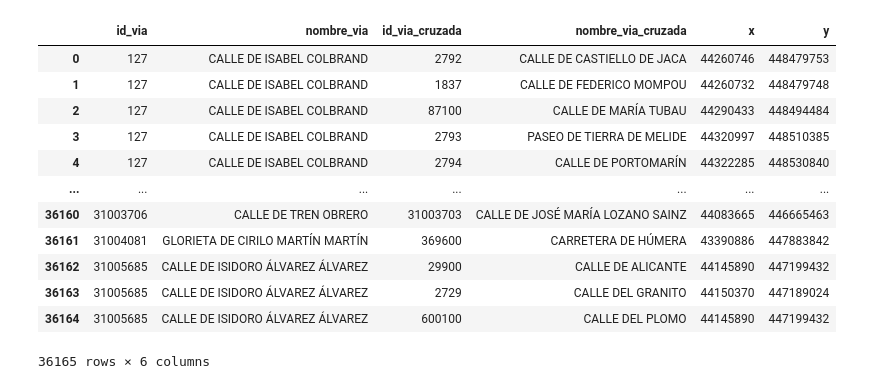
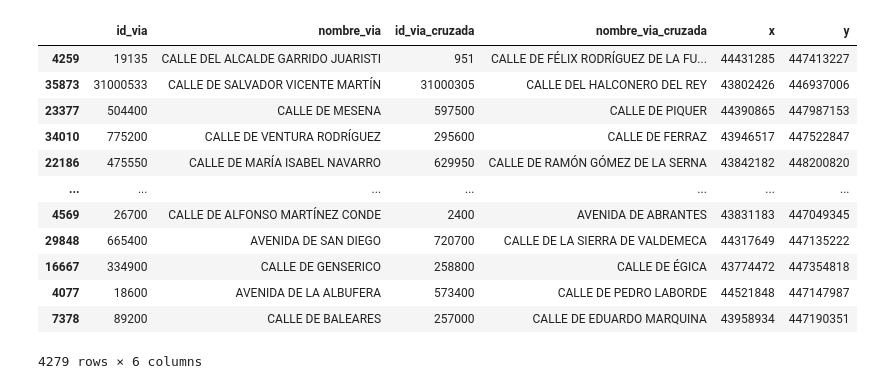
Before and after one commit to winoo19/GPS, a Jupyter notebook: create_graph.ipynb, the cells around one changed output. Saved outputs shown, nothing was run; the diff lists cells and outputs as text; code cells hidden in the pictures.

```diff
--- a/create_graph.ipynb
+++ b/create_graph.ipynb
@@ -9,16 +9,16 @@ g = Grafo()
-# %%
-cruces
-# %% [output]
-|  | id_via | nombre_via | id_via_cruzada | nombre_via_cruzada | x | y |
-| 0 | 127 | CALLE DE ISABEL COLBRAND | 2792 | CALLE DE CASTIELLO DE JACA | 44260746 | 448479753 |
-| 1 | 127 | CALLE DE ISABEL COLBRAND | 1837 | CALLE DE FEDERICO MOMPOU | 44260732 | 448479748 |
-| 2 | 127 | CALLE DE ISABEL COLBRAND | 87100 | CALLE DE MARÍA TUBAU | 44290433 | 448494484 |
-| 3 | 127 | CALLE DE ISABEL COLBRAND | 2793 | PASEO DE TIERRA DE MELIDE | 44320997 | 448510385 |
-| 4 | 127 | CALLE DE ISABEL COLBRAND | 2794 | CALLE DE PORTOMARÍN | 44322285 | 448530840 |
-| ... | ... | ... | ... | ... | ... | ... |
-| 36160 | 31003706 | CALLE DE TREN OBRERO | 31003703 | CALLE DE JOSÉ MARÍA LOZANO SAINZ | 44083665 | 446665463 |
-| 36161 | 31004081 | GLORIETA DE CIRILO MARTÍN MARTÍN | 369600 | CARRETERA DE HÚMERA | 43390886 | 447883842 |
-| 36162 | 31005685 | CALLE DE ISIDORO ÁLVAREZ ÁLVAREZ | 29900 | CALLE DE ALICANTE | 44145890 | 447199432 |
-| 36163 | 31005685 | CALLE DE ISIDORO ÁLVAREZ ÁLVAREZ | 2729 | CALLE DEL GRANITO | 44150370 | 447189024 |
-| 36164 | 31005685 | CALLE DE ISIDORO ÁLVAREZ ÁLVAREZ | 600100 | CALLE DEL PLOMO | 44145890 | 447199432 |
-36165 rows × 6 columns
+# %%
+cruces.drop_duplicates(["x", "y"])
+# %% [output]
+|  | id_via | nombre_via | id_via_cruzada | nombre_via_cruzada | x | y |
+| 4259 | 19135 | CALLE DEL ALCALDE GARRIDO JUARISTI | 951 | CALLE DE FÉLIX RODRÍGUEZ DE LA FU... | 44431285 | 447413227 |
+| 35873 | 31000533 | CALLE DE SALVADOR VICENTE MARTÍN | 31000305 | CALLE DEL HALCONERO DEL REY | 43802426 | 446937006 |
+| 23377 | 504400 | CALLE DE MESENA | 597500 | CALLE DE PIQUER | 44390865 | 447987153 |
+| 34010 | 775200 | CALLE DE VENTURA RODRÍGUEZ | 295600 | CALLE DE FERRAZ | 43946517 | 447522847 |
+| 22186 | 475550 | CALLE DE MARÍA ISABEL NAVARRO | 629950 | CALLE DE RAMÓN GÓMEZ DE LA SERNA | 43842182 | 448200820 |
+| ... | ... | ... | ... | ... | ... | ... |
+| 4569 | 26700 | CALLE DE ALFONSO MARTÍNEZ CONDE | 2400 | AVENIDA DE ABRANTES | 43831183 | 447049345 |
+| 29848 | 665400 | AVENIDA DE SAN DIEGO | 720700 | CALLE DE LA SIERRA DE VALDEMECA | 44317649 | 447135222 |
+| 16667 | 334900 | CALLE DE GENSERICO | 258800 | CALLE DE ÉGICA | 43774472 | 447354818 |
+| 4077 | 18600 | AVENIDA DE LA ALBUFERA | 573400 | CALLE DE PEDRO LABORDE | 44521848 | 447147987 |
+| 7378 | 89200 | CALLE DE BALEARES | 257000 | CALLE DE EDUARDO MARQUINA | 43958934 | 447190351 |
+4279 rows × 6 columns
```
Also changed, not shown: parts of 17 cells of this notebook, 2 other files.
